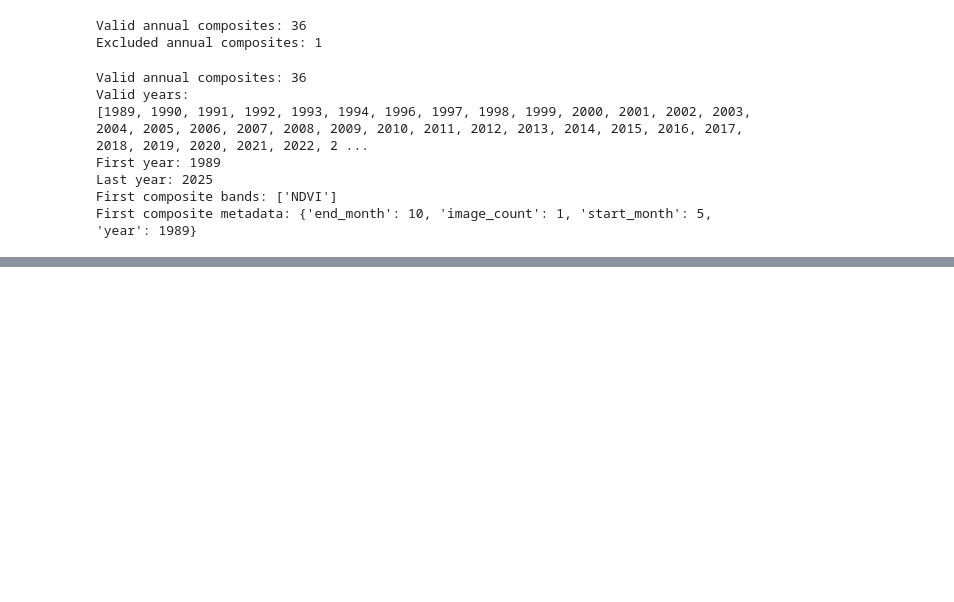
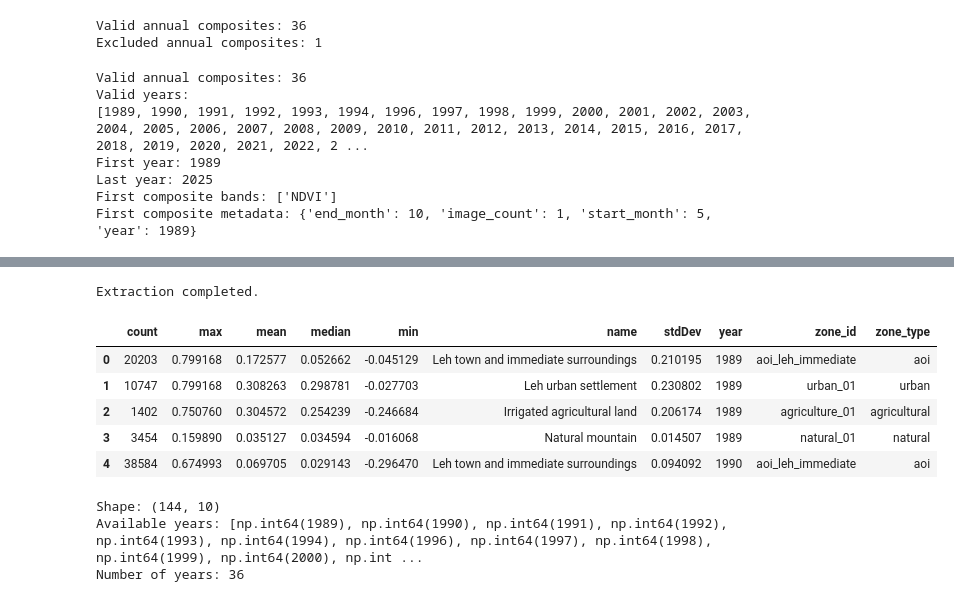
Before and after one commit to divyansh-agg29/Leh-NVDI-Analysis, a Jupyter notebook: notebooks/experimentation.ipynb, the cells around one changed output, grey strips where cells are left out. Drawn from its saved outputs; the diff is of its cells as text; code cells hidden in the pictures; blank space fills up the shorter version.

```diff
--- a/notebooks/experimentation.ipynb
+++ b/notebooks/experimentation.ipynb
@@ -696,0 +829,45 @@ First composite metadata: {'end_month': 10, 'image_count': 1, 'start_month': 5,
+# %%
+# Create the reducer.
+ndvi_reducer = create_ndvi_reducer()
+
+# Extract statistics for every available year.
+all_zone_results = extract_collection_statistics(
+    collection=annual_ndvi_valid,
+    zones=zones,
+    scale=30,
+    reducer=ndvi_reducer,
+)
+
+print("Extraction completed.")
+# %% [output]
+Extraction completed.
+# %%
+# Convert the complete FeatureCollection to DataFrame.
+df_all = results_to_dataframe(
+    all_zone_results
+)
+
+display(df_all.head())
+
+
+print("Shape:", df_all.shape)
+
+print(
+    "Available years:",
+    sorted(df_all["year"].unique())
+)
+
+print(
+    "Number of years:",
+    df_all["year"].nunique()
+)
+# %% [output]
+|  | count | max | mean | median | min | name | stdDev | year | zone_id | zone_type |
+| 0 | 20203 | 0.799168 | 0.172577 | 0.052662 | -0.045129 | Leh town and immediate surroundings | 0.210195 | 1989 | aoi_leh_immediate | aoi |
+| 1 | 10747 | 0.799168 | 0.308263 | 0.298781 | -0.027703 | Leh urban settlement | 0.230802 | 1989 | urban_01 | urban |
+| 2 | 1402 | 0.750760 | 0.304572 | 0.254239 | -0.246684 | Irrigated agricultural land | 0.206174 | 1989 | agriculture_01 | agricultural |
+| 3 | 3454 | 0.159890 | 0.035127 | 0.034594 | -0.016068 | Natural mountain | 0.014507 | 1989 | natural_01 | natural |
+| 4 | 38584 | 0.674993 | 0.069705 | 0.029143 | -0.296470 | Leh town and immediate surroundings | 0.094092 | 1990 | aoi_leh_immediate | aoi |
+Shape: (144, 10)
+Available years: [np.int64(1989), np.int64(1990), np.int64(1991), np.int64(1992), np.int64(1993), np.int64(1994), np.int64(1996), np.int64(1997), np.int64(1998), np.int64(1999), np.int64(2000), np.int ...
+Number of years: 36
```
Also changed, not shown: parts of 18 cells of this notebook, 2 other files.
